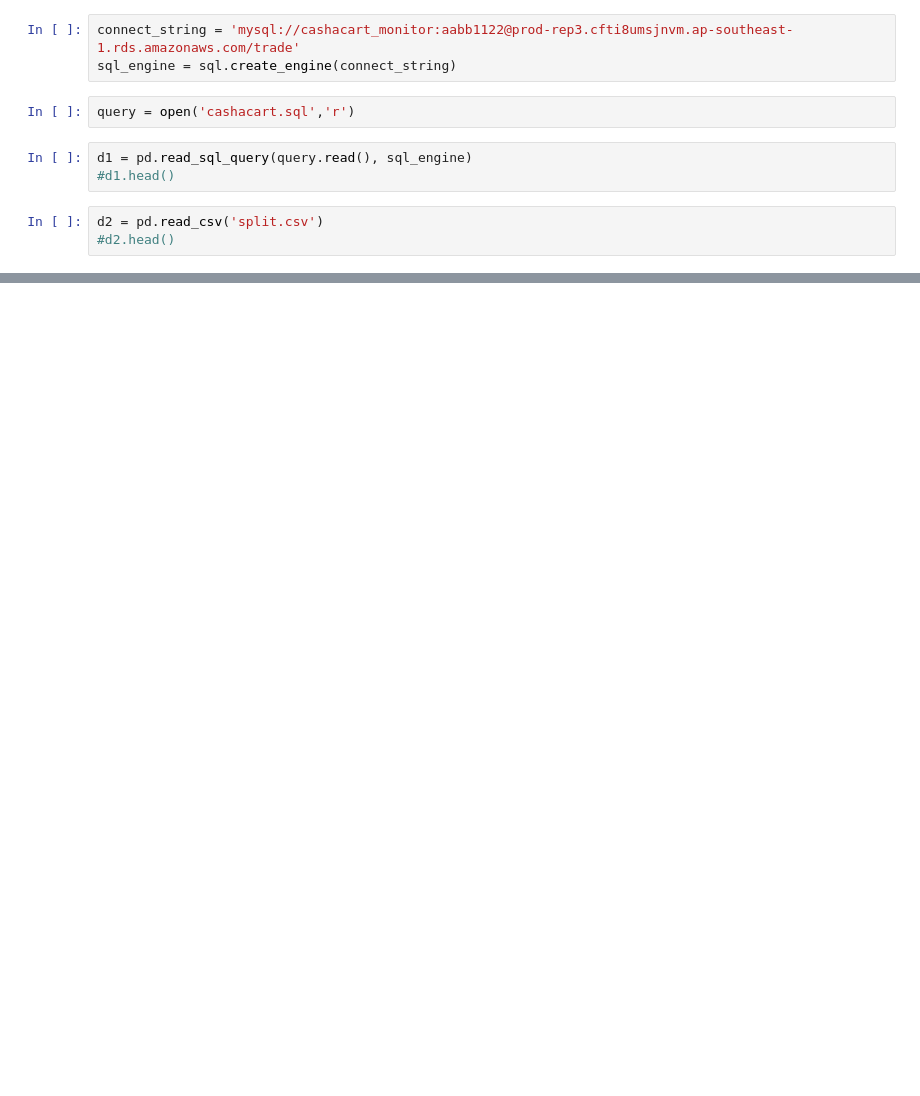
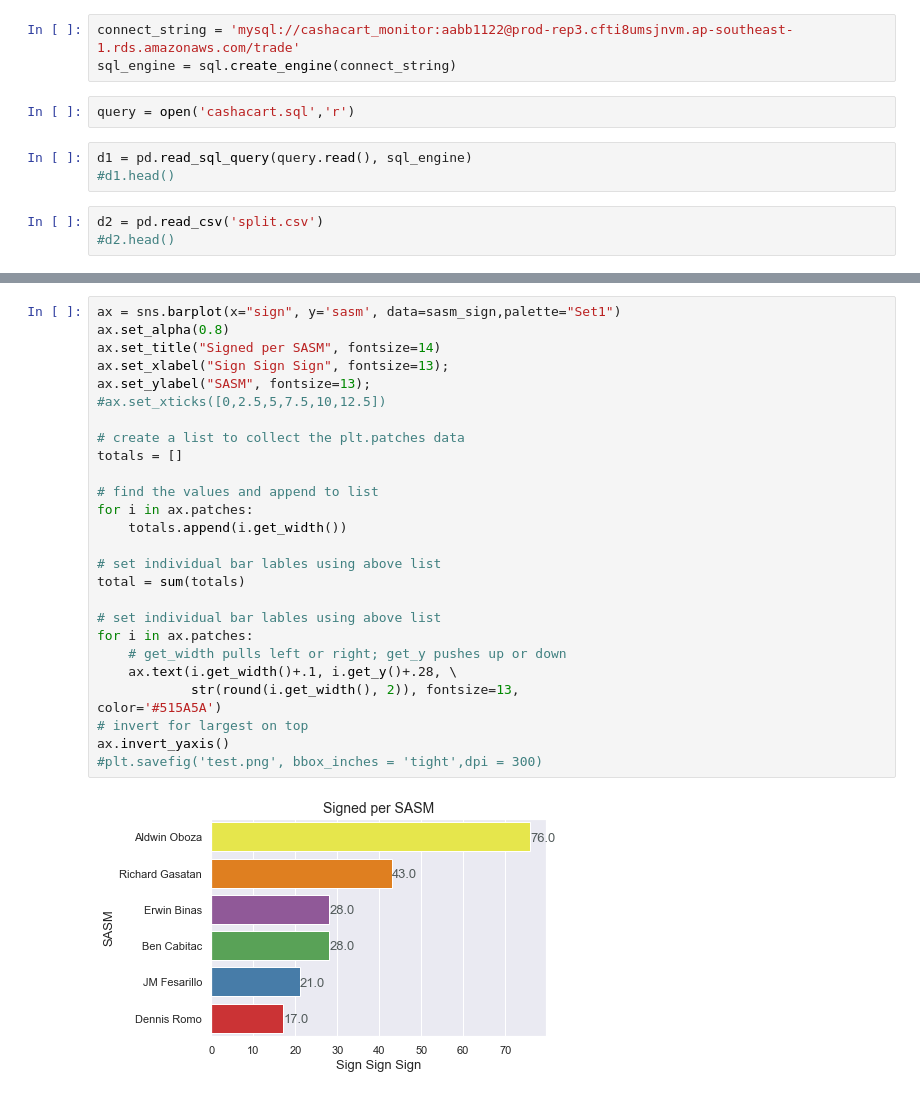
Before and after one commit to glenn6452/cashacart, a Jupyter notebook: analysis.ipynb, the cells around one changed output, grey strips where cells are left out. Drawn from its saved outputs; the diff is of its cells as text; blank space fills up the shorter version.

```diff
--- a/analysis.ipynb
+++ b/analysis.ipynb
@@ -1528,0 +140,29 @@ ax.invert_yaxis()
+# %%
+ax = sns.barplot(x="sign", y='sasm', data=sasm_sign,palette="Set1")
+ax.set_alpha(0.8)
+ax.set_title("Signed per SASM", fontsize=14)
+ax.set_xlabel("Sign Sign Sign", fontsize=13);
+ax.set_ylabel("SASM", fontsize=13);
+#ax.set_xticks([0,2.5,5,7.5,10,12.5])
+
+# create a list to collect the plt.patches data
+totals = []
+
+# find the values and append to list
+for i in ax.patches:
+    totals.append(i.get_width())
+
+# set individual bar lables using above list
+total = sum(totals)
+
+# set individual bar lables using above list
+for i in ax.patches:
+    # get_width pulls left or right; get_y pushes up or down
+    ax.text(i.get_width()+.1, i.get_y()+.28, \
+            str(round(i.get_width(), 2)), fontsize=13,
+color='#515A5A')
+# invert for largest on top
+ax.invert_yaxis()
+#plt.savefig('test.png', bbox_inches = 'tight',dpi = 300)
+# %% [output]
+[figure, added]
```
Also changed, not shown: parts of 81 cells of this notebook, 3 other files.
